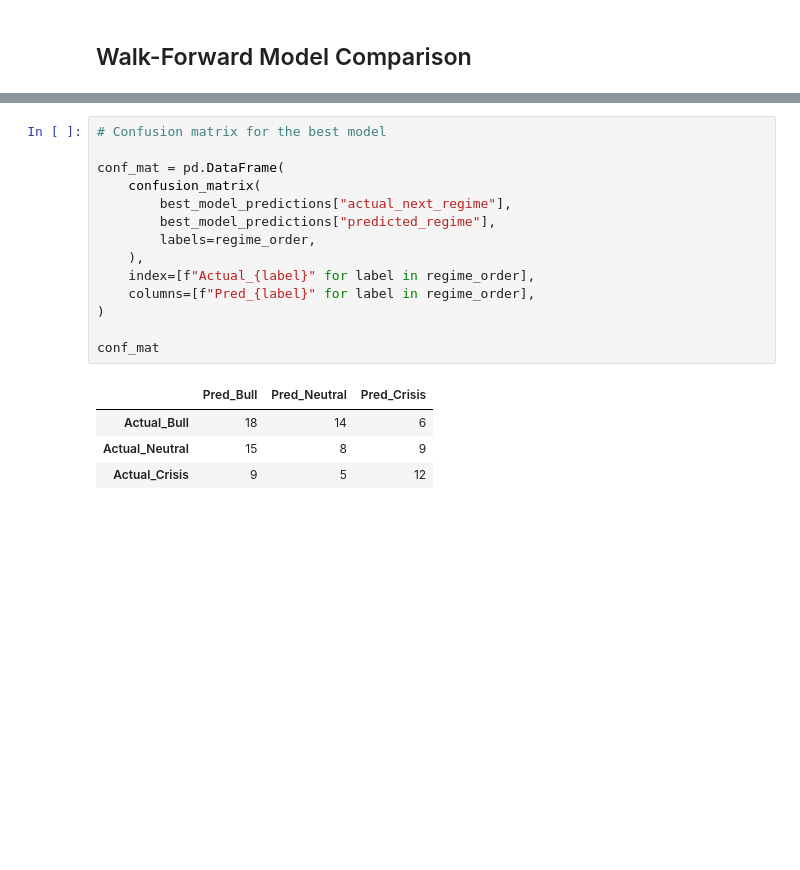
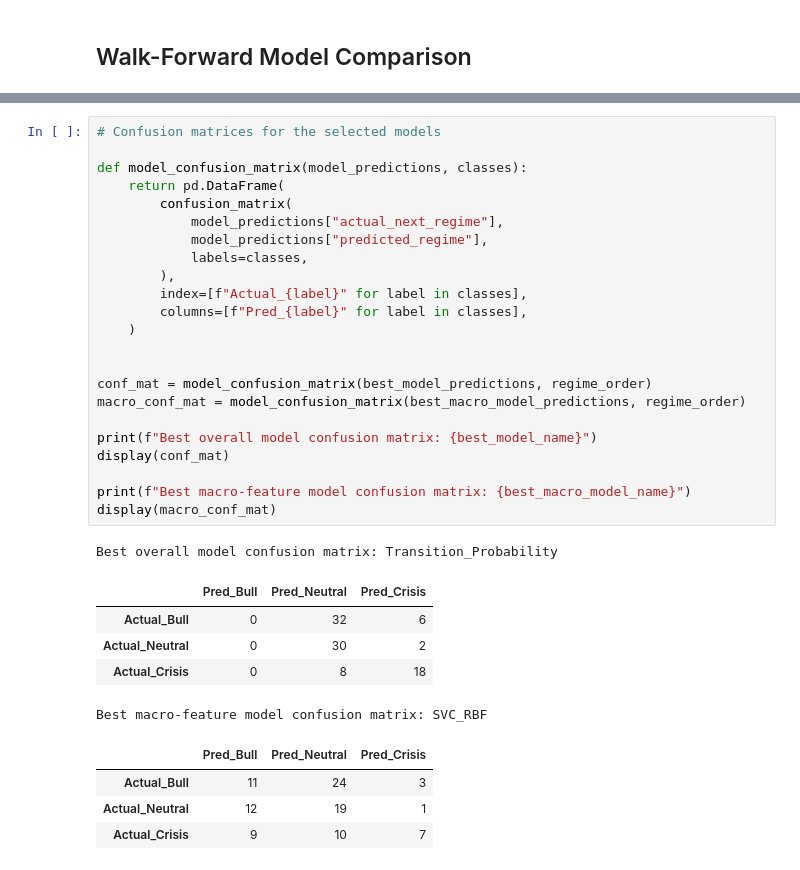
Before and after one commit to aidanpmitchell/stochastic-regime-portfolio-optimization, a Jupyter notebook: notebooks/07_macro_regime_prediction.ipynb, the cells around one changed output, grey strips where cells are left out. Cells and saved outputs as stored; diff of their text form; blank space fills up the shorter version.

```diff
--- a/notebooks/07_macro_regime_prediction.ipynb
+++ b/notebooks/07_macro_regime_prediction.ipynb
@@ -548,20 +659,35 @@ Best model: Random_Forest
 # %%
-# Confusion matrix for the best model
+# Confusion matrices for the selected models
 
-conf_mat = pd.DataFrame(
-    confusion_matrix(
-        best_model_predictions["actual_next_regime"],
-        best_model_predictions["predicted_regime"],
-        labels=regime_order,
-    ),
-    index=[f"Actual_{label}" for label in regime_order],
-    columns=[f"Pred_{label}" for label in regime_order],
-)
+def model_confusion_matrix(model_predictions, classes):
+    return pd.DataFrame(
+        confusion_matrix(
+            model_predictions["actual_next_regime"],
+            model_predictions["predicted_regime"],
+            labels=classes,
+        ),
+        index=[f"Actual_{label}" for label in classes],
+        columns=[f"Pred_{label}" for label in classes],
+    )
 
-conf_mat
+
+conf_mat = model_confusion_matrix(best_model_predictions, regime_order)
+macro_conf_mat = model_confusion_matrix(best_macro_model_predictions, regime_order)
+
+print(f"Best overall model confusion matrix: {best_model_name}")
+display(conf_mat)
+
+print(f"Best macro-feature model confusion matrix: {best_macro_model_name}")
+display(macro_conf_mat)
 # %% [output]
+Best overall model confusion matrix: Transition_Probability
 |  | Pred_Bull | Pred_Neutral | Pred_Crisis |
-| Actual_Bull | 18 | 14 | 6 |
-| Actual_Neutral | 15 | 8 | 9 |
-| Actual_Crisis | 9 | 5 | 12 |
+| Actual_Bull | 0 | 32 | 6 |
+| Actual_Neutral | 0 | 30 | 2 |
+| Actual_Crisis | 0 | 8 | 18 |
+Best macro-feature model confusion matrix: SVC_RBF
+|  | Pred_Bull | Pred_Neutral | Pred_Crisis |
+| Actual_Bull | 11 | 24 | 3 |
+| Actual_Neutral | 12 | 19 | 1 |
+| Actual_Crisis | 9 | 10 | 7 |
 # %%
```
Also changed, not shown: parts of 13 cells of this notebook, 9 other files.
